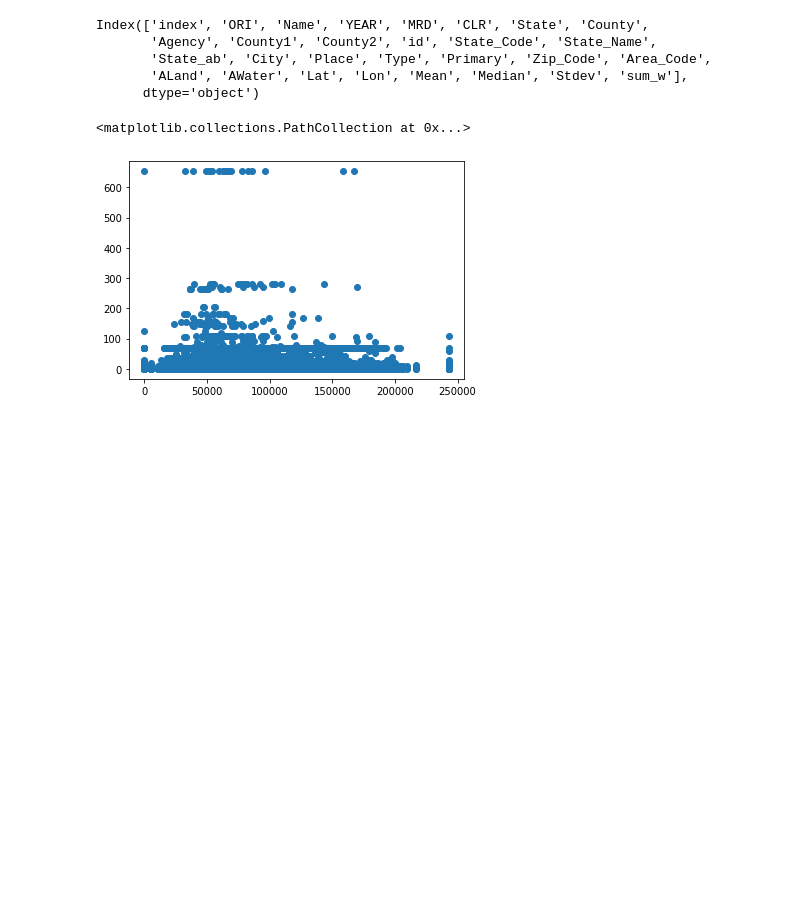
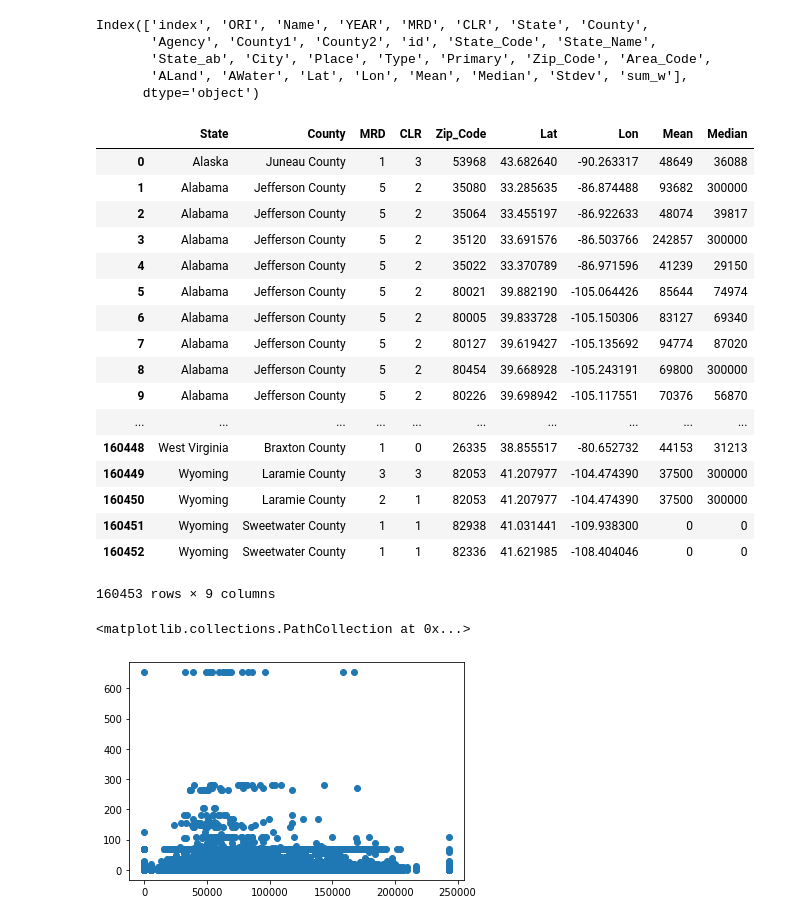
Before and after one commit to jstetter/project-1, a Jupyter notebook: project_1.ipynb, the cells around one changed output. Drawn from its saved outputs; the diff is of its cells as text; code cells hidden in the pictures; blank space fills up the shorter version.

```diff
--- a/project_1.ipynb
+++ b/project_1.ipynb
@@ -37,4 +40 @@ income_df
 crime_df = crime_df.loc[crime_df['YEAR']==2017]
-# %%
-crime_df = crime_df.reset_index()
-crime_df.head()
@@ -75,6 +68,30 @@ Index(['index', 'ORI', 'Name', 'YEAR', 'MRD', 'CLR', 'State', 'County',
        'State_ab', 'City', 'Place', 'Type', 'Primary', 'Zip_Code', 'Area_Code',
        'ALand', 'AWater', 'Lat', 'Lon', 'Mean', 'Median', 'Stdev', 'sum_w'],
       dtype='object')
+# %%
+#remove unnecessary columns
+clean_df = combined_df[['State', 'County', 'MRD', 'CLR', 'Zip_Code', 'Lat', 'Lon', 'Mean', 'Median']]
+# %%
+clean_df
+# %% [output]
+|  | State | County | MRD | CLR | Zip_Code | Lat | Lon | Mean | Median |
+| 0 | Alaska | Juneau County | 1 | 3 | 53968 | 43.682640 | -90.263317 | 48649 | 36088 |
+| 1 | Alabama | Jefferson County | 5 | 2 | 35080 | 33.285635 | -86.874488 | 93682 | 300000 |
+| 2 | Alabama | Jefferson County | 5 | 2 | 35064 | 33.455197 | -86.922633 | 48074 | 39817 |
+| 3 | Alabama | Jefferson County | 5 | 2 | 35120 | 33.691576 | -86.503766 | 242857 | 300000 |
+| 4 | Alabama | Jefferson County | 5 | 2 | 35022 | 33.370789 | -86.971596 | 41239 | 29150 |
+| 5 | Alabama | Jefferson County | 5 | 2 | 80021 | 39.882190 | -105.064426 | 85644 | 74974 |
+| 6 | Alabama | Jefferson County | 5 | 2 | 80005 | 39.833728 | -105.150306 | 83127 | 69340 |
+| 7 | Alabama | Jefferson County | 5 | 2 | 80127 | 39.619427 | -105.135692 | 94774 | 87020 |
+| 8 | Alabama | Jefferson County | 5 | 2 | 80454 | 39.668928 | -105.243191 | 69800 | 300000 |
+| 9 | Alabama | Jefferson County | 5 | 2 | 80226 | 39.698942 | -105.117551 | 70376 | 56870 |
+| ... | ... | ... | ... | ... | ... | ... | ... | ... | ... |
+| 160448 | West Virginia | Braxton County | 1 | 0 | 26335 | 38.855517 | -80.652732 | 44153 | 31213 |
+| 160449 | Wyoming | Laramie County | 3 | 3 | 82053 | 41.207977 | -104.474390 | 37500 | 300000 |
+| 160450 | Wyoming | Laramie County | 2 | 1 | 82053 | 41.207977 | -104.474390 | 37500 | 300000 |
+| 160451 | Wyoming | Sweetwater County | 1 | 1 | 82938 | 41.031441 | -109.938300 | 0 | 0 |
+| 160452 | Wyoming | Sweetwater County | 1 | 1 | 82336 | 41.621985 | -108.404046 | 0 | 0 |
+160453 rows × 9 columns
 # %%
 plt.scatter(combined_df['Mean'], combined_df['MRD'])
 # %% [output]
```
Also changed, not shown: parts of 13 cells of this notebook, 2 other files.
